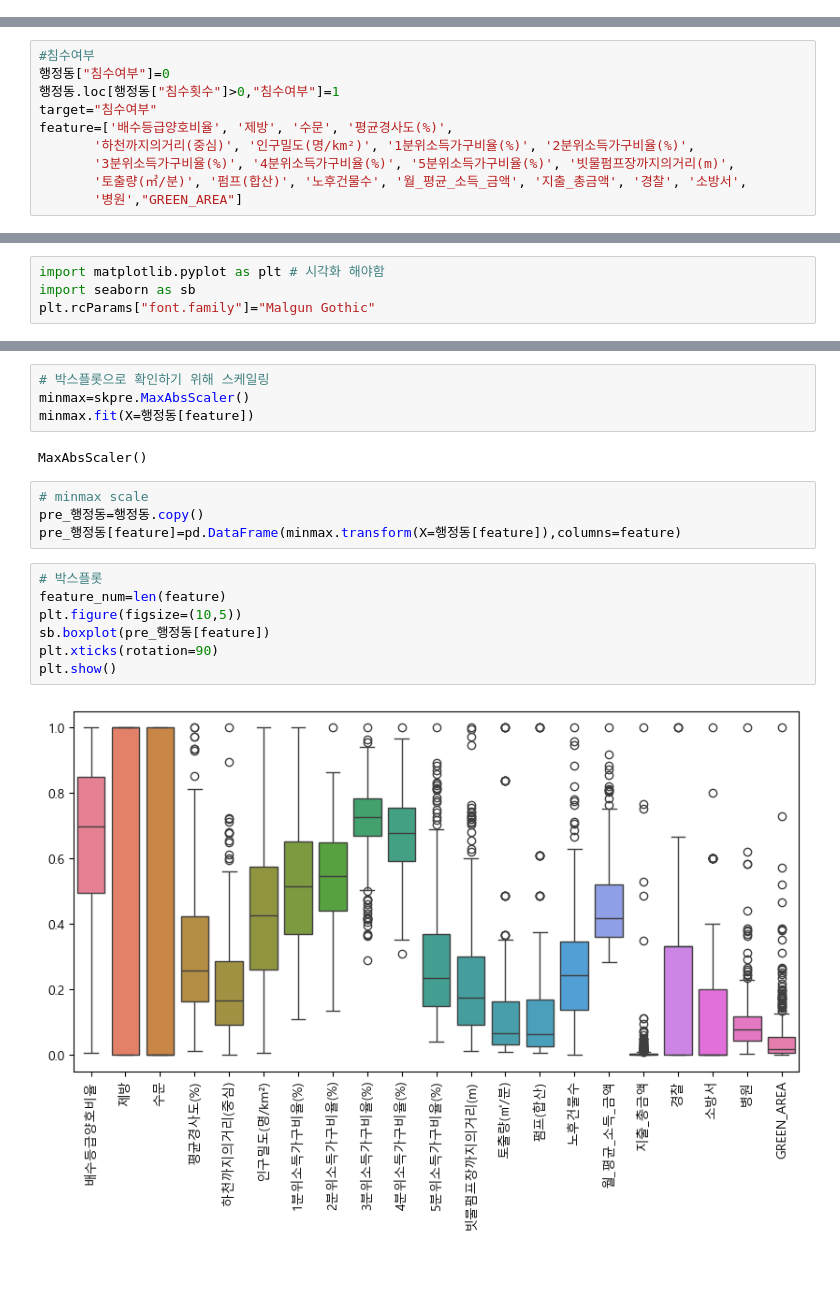
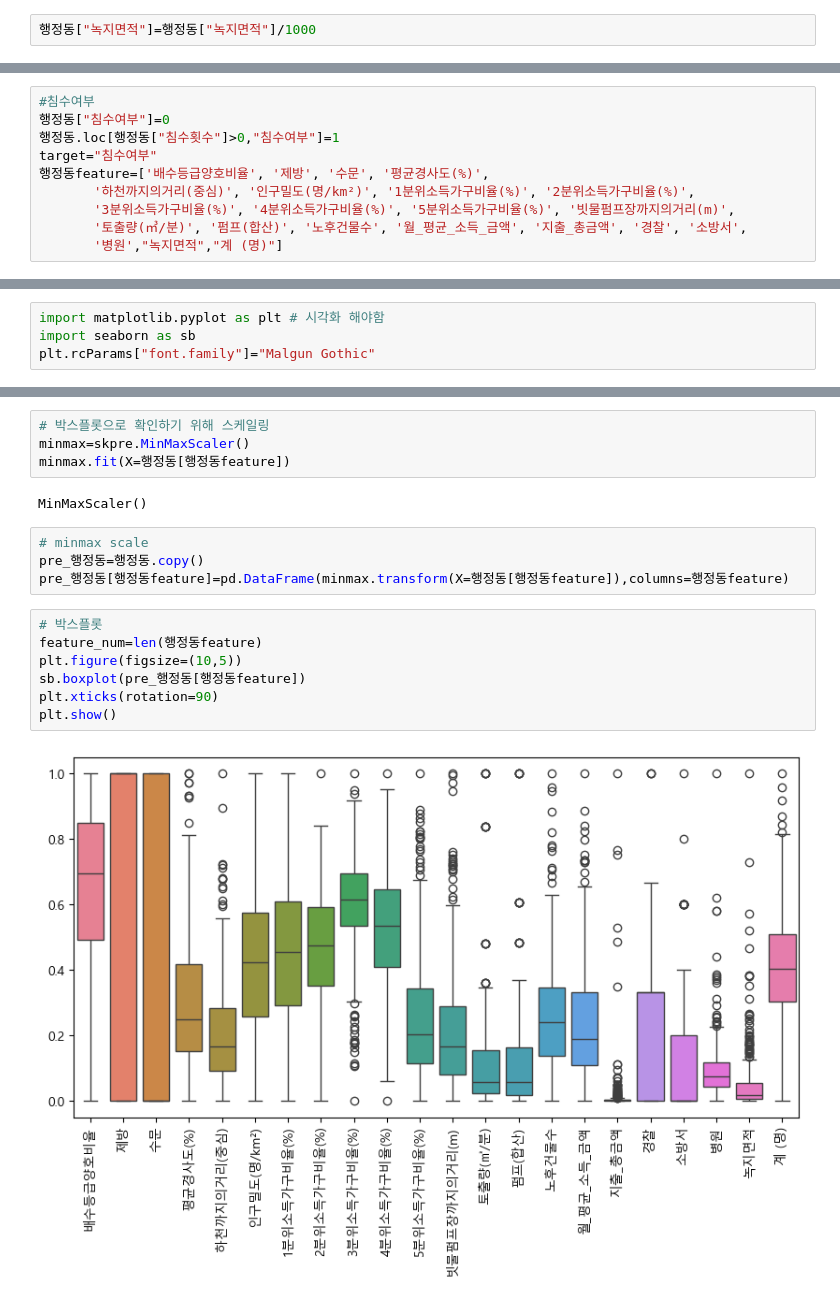
Before and after one commit to Apple03244/Total_Projects, a Jupyter notebook: Team_Projects/005_서울시빅데이터/정훈노트/파일추가후다시.ipynb, the cells around one changed output, grey strips where cells are left out. Cells and saved outputs as stored; diff of their text form; blank space fills up the shorter version.

```diff
--- a/Team_Projects/005_서울시빅데이터/정훈노트/파일추가후다시.ipynb
+++ b/Team_Projects/005_서울시빅데이터/정훈노트/파일추가후다시.ipynb
@@ -27,0 +53,2 @@ import pandas as pd
+# %%
+행정동["녹지면적"]=행정동["녹지면적"]/1000
@@ -40,11 +83,11 @@ import pandas as pd
 행정동["침수여부"]=0
 행정동.loc[행정동["침수횟수"]>0,"침수여부"]=1
 target="침수여부"
-feature=['배수등급양호비율', '제방', '수문', '평균경사도(%)',
+행정동feature=['배수등급양호비율', '제방', '수문', '평균경사도(%)',
        '하천까지의거리(중심)', '인구밀도(명/km²)', '1분위소득가구비율(%)', '2분위소득가구비율(%)',
        '3분위소득가구비율(%)', '4분위소득가구비율(%)', '5분위소득가구비율(%)', '빗물펌프장까지의거리(m)',
        '토출량(㎥/분)', '펌프(합산)', '노후건물수', '월_평균_소득_금액', '지출_총금액', '경찰', '소방서',
-       '병원',"GREEN_AREA"]
+       '병원',"녹지면적","계 (명)"]
 # %% [markdown]
 #### 1-1. 의사결정나무
 # %% [markdown]
@@ -68,21 +108,21 @@ KeyboardInterrupt:
 # %%
 # 박스플롯으로 확인하기 위해 스케일링
-minmax=skpre.MaxAbsScaler()
-minmax.fit(X=행정동[feature])
+minmax=skpre.MinMaxScaler()
+minmax.fit(X=행정동[행정동feature])
 # %% [output]
-MaxAbsScaler()
+MinMaxScaler()
 # %%
 # minmax scale
 pre_행정동=행정동.copy()
-pre_행정동[feature]=pd.DataFrame(minmax.transform(X=행정동[feature]),columns=feature)
+pre_행정동[행정동feature]=pd.DataFrame(minmax.transform(X=행정동[행정동feature]),columns=행정동feature)
 # %%
 # 박스플롯
-feature_num=len(feature)
+feature_num=len(행정동feature)
 plt.figure(figsize=(10,5))
-sb.boxplot(pre_행정동[feature])
+sb.boxplot(pre_행정동[행정동feature])
 plt.xticks(rotation=90)
 plt.show()
 # %% [output]
-[figure, old version]
+[figure, new version]
 # %%
 # 후진제거법
```
Also changed, not shown: parts of 24 cells of this notebook, 1 other file.
